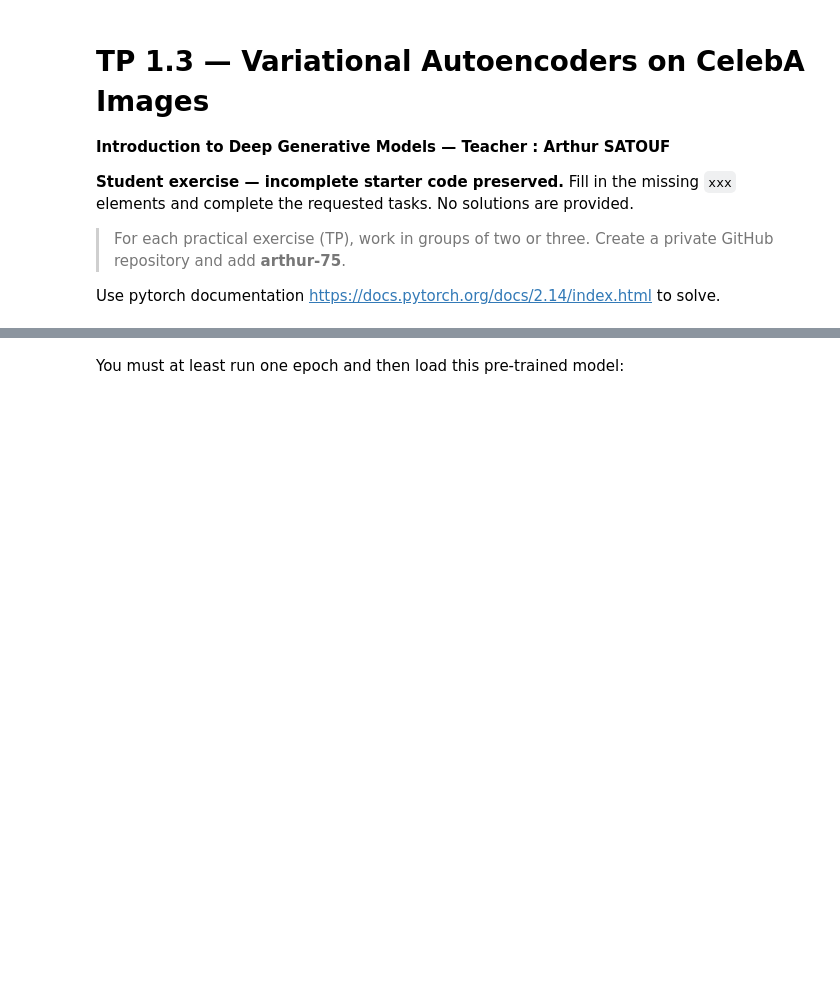
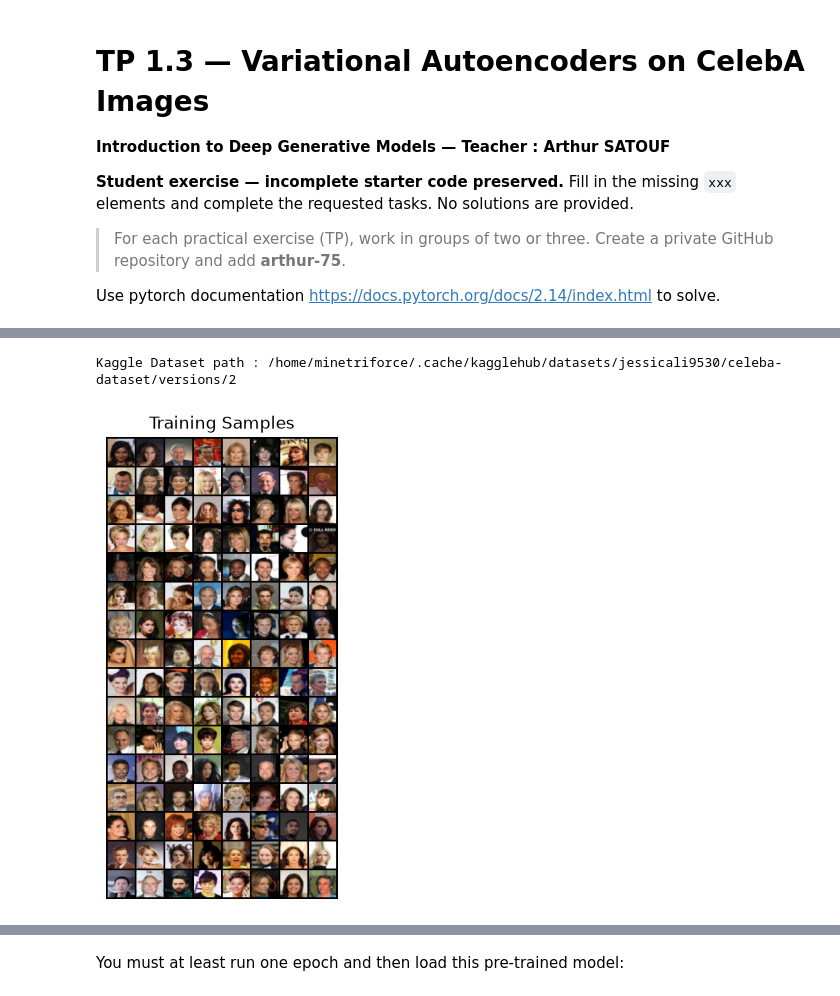
Before and after one commit to Minetriforce/Gen_AI-TDs, a Jupyter notebook: notebooks/TP1/TP_1_3_VAE_Face.ipynb, the cells around one changed output, grey strips where cells are left out. Cells and saved outputs as stored; diff of their text form; code cells hidden in the pictures; blank space fills up the shorter version.

```diff
--- a/notebooks/TP1/TP_1_3_VAE_Face.ipynb
+++ b/notebooks/TP1/TP_1_3_VAE_Face.ipynb
@@ -333,0 +91,47 @@ for epoch in range(EPOCHS):
+# %%
+# Path to CelebA images
+KAGGLE_DATA_PATH = kagglehub.dataset_download("jessicali9530/celeba-dataset")
+print("Kaggle Dataset path :", KAGGLE_DATA_PATH)
+
+# CELEB_DATA_PATH = os.path.join(KAGGLE_DATA_PATH, "img_align_celeba")
+
+# double level : img_align_celeba/img_align_celeba
+#if os.path.isdir(os.path.join(CELEB_DATA_PATH, "img_align_celeba")):
+#    CELEB_DATA_PATH = os.path.join(CELEB_DATA_PATH, "img_align_celeba")
+
+# print("Path to all images : " + CELEB_DATA_PATH)
+# %% [output]
+Kaggle Dataset path : /home/minetriforce/.cache/kagglehub/datasets/jessicali9530/celeba-dataset/versions/2
+# %%
+# Transforms: resize to 32x32 and normalize to [0,1]
+transform = transforms.Compose([
+    transforms.Resize((32,32)),
+    transforms.ToTensor()  # values in [0,1]
+])
+# Dataset & DataLoader
+train_dataset = datasets.ImageFolder(
+    root=os.path.dirname(KAGGLE_DATA_PATH),  # Folder containing subfolder "img_align_celeba"
+    transform=transform
+)
+# NB: If you have a specific folder structure, adjust accordingly
+train_loader = DataLoader(
+    dataset=train_dataset,
+    batch_size=BATCH_SIZE,
+    shuffle=True,
+    num_workers=2,
+    drop_last=True
+)
+# Utility: show a batch of faces
+def show_batch(images, title=""):
+    grid_img = utils.make_grid(images, nrow=8)
+    plt.figure(figsize=(12, 6))
+    plt.imshow(grid_img.permute(1, 2, 0).cpu().numpy())
+    plt.title(title)
+    plt.axis("off")
+    plt.show()
+# Test: Show a sample batch
+data_iter = iter(train_loader)
+images, _ = next(data_iter)
+show_batch(images, title="Training Samples")
+# %% [output]
+[figure, added]
```
Also changed, not shown: parts of 51 cells of this notebook, 3 other files.
